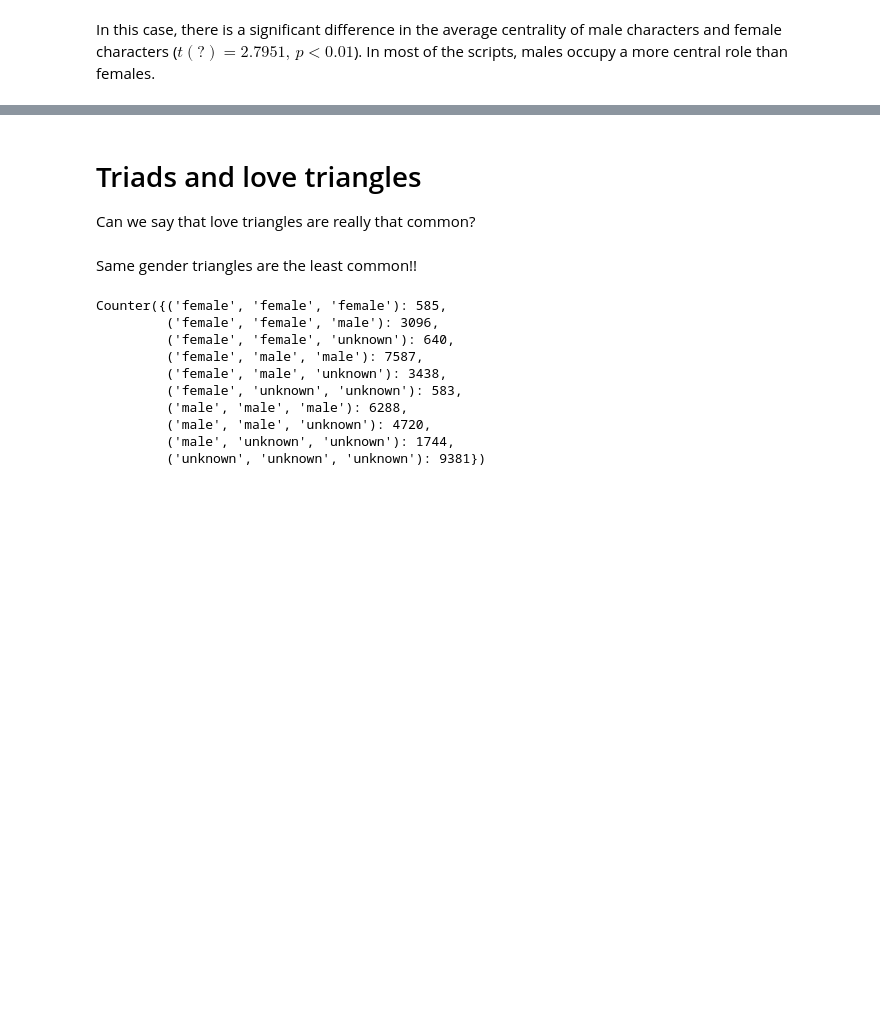
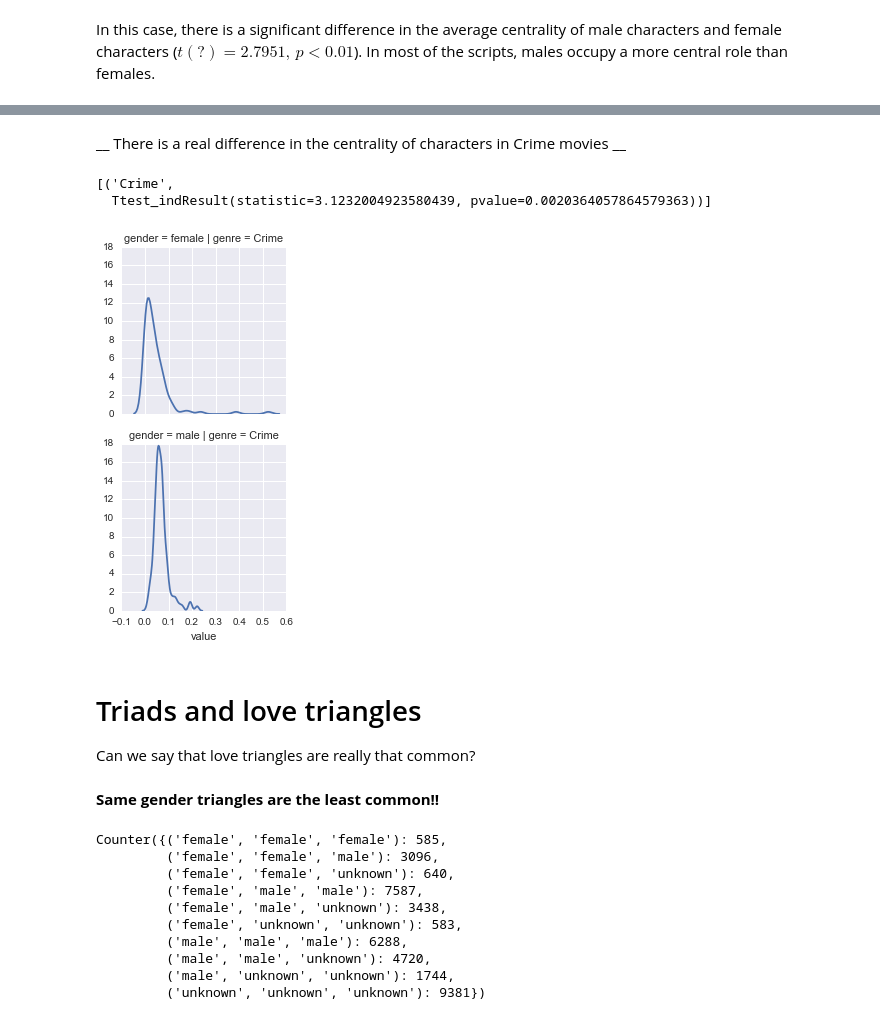
Before and after one commit to usc-sail/mica-text-characternetworks, a Jupyter notebook: Graph Analysis.ipynb, the cells around one changed output, grey strips where cells are left out. Drawn from its saved outputs; the diff is of its cells as text; code cells hidden in the pictures; blank space fills up the shorter version.

```diff
--- a/Graph Analysis.ipynb
+++ b/Graph Analysis.ipynb
@@ -164,3 +302,25 @@ sorted(female_cent, key = lambda x: x[2], reverse = True)[:15]
+# %% [markdown]
+__ There is a real difference in the centrality of characters in Crime movies __
+# %%
+# Using Benjamin-Hochberg's method
+res_2 = sorted(res.items(), key = lambda x: x[1].pvalue)
+m = len(res_2)
+
+i = 1
+while i < len(res_2) + 1:
+    if res_2[i - 1][1].pvalue > i / m * 0.05:
+        break
+    i = i + 1
+
+res_2[:(i - 1)]
+# %% [output]
+[('Crime',
+  Ttest_indResult(statistic=3.1232004923580439, pvalue=0.0020364057864579363))]
+# %%
+g = sns.FacetGrid(tmp[tmp.genre == "Crime"], col = "genre", row = "gender")
+g = g.map(sns.distplot, "value", hist=False)
+# %% [output]
+[figure, added]
 # %% [markdown]
 # Triads and love triangles
 Can we say that love triangles are really that common?
@@ -185,5 +345,5 @@ def countTrianglesByGender(G):
 
     return Counter(list(map(lambda x: tuple(sorted(list(x))), triangles_genders)))
 # %% [markdown]
-Same gender triangles are the least common!!
+__Same gender triangles are the least common!!__
 # %%
```
Also changed, not shown: parts of 33 cells of this notebook, 2 other files.
